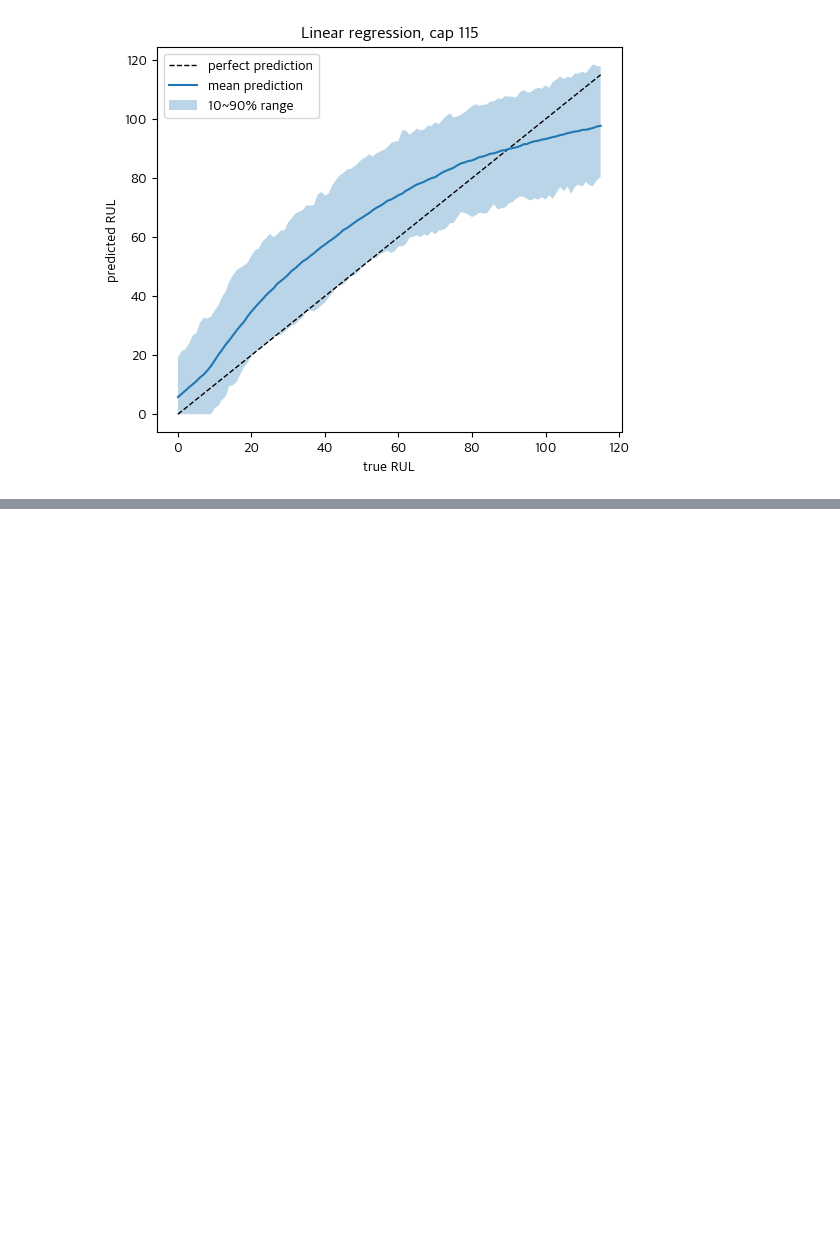
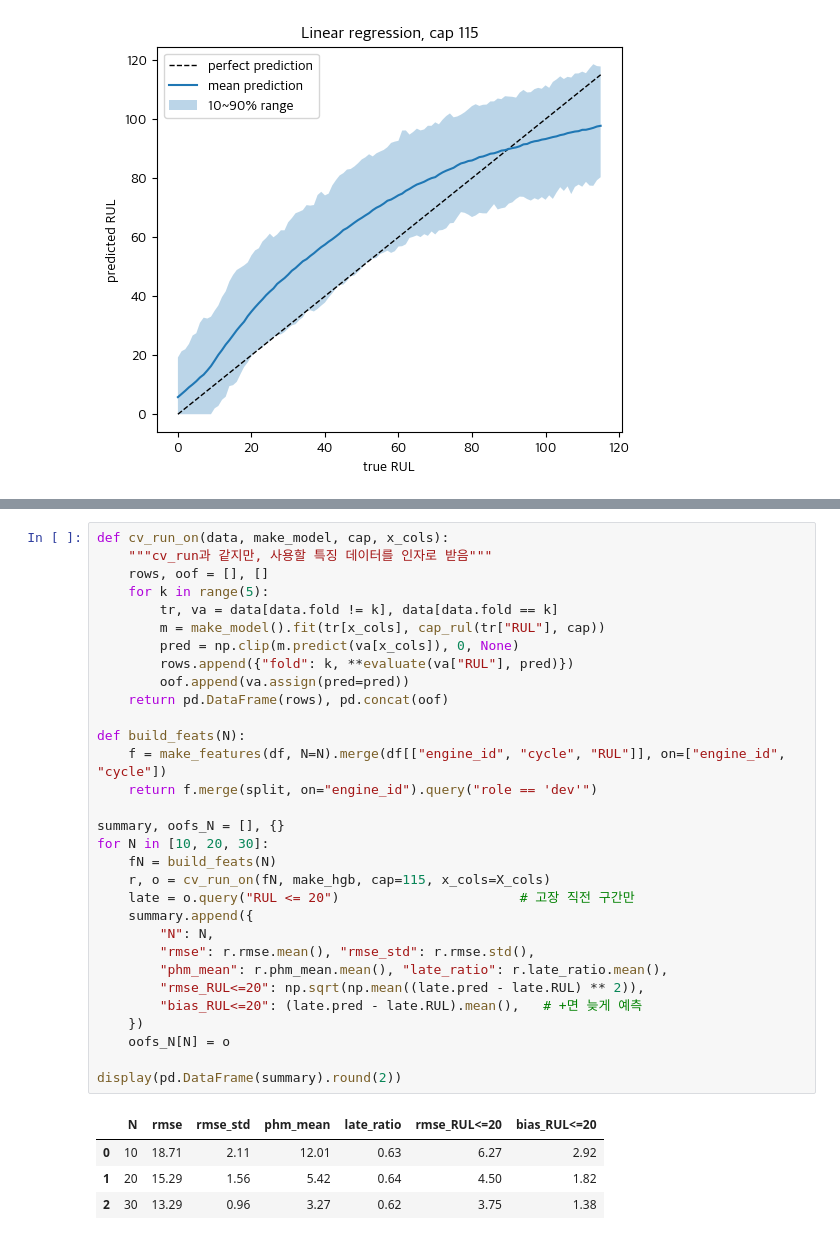
Before and after one commit to poly9010/C-MAPSS-Fleet-RUL-Monitoring-System, a Jupyter notebook: notebooks/(3)베이스라인.ipynb, the cells around one changed output, grey strips where cells are left out. Drawn from its saved outputs; the diff is of its cells as text; blank space fills up the shorter version.

```diff
--- a/notebooks/(3)베이스라인.ipynb
+++ b/notebooks/(3)베이스라인.ipynb
@@ -187,0 +250,36 @@ plt.show()
+# %%
+def cv_run_on(data, make_model, cap, x_cols):
+    """cv_run과 같지만, 사용할 특징 데이터를 인자로 받음"""
+    rows, oof = [], []
+    for k in range(5):
+        tr, va = data[data.fold != k], data[data.fold == k]
+        m = make_model().fit(tr[x_cols], cap_rul(tr["RUL"], cap))
+        pred = np.clip(m.predict(va[x_cols]), 0, None)
+        rows.append({"fold": k, **evaluate(va["RUL"], pred)})
+        oof.append(va.assign(pred=pred))
+    return pd.DataFrame(rows), pd.concat(oof)
+
+def build_feats(N):
+    f = make_features(df, N=N).merge(df[["engine_id", "cycle", "RUL"]], on=["engine_id", "cycle"])
+    return f.merge(split, on="engine_id").query("role == 'dev'")
+
+summary, oofs_N = [], {}
+for N in [10, 20, 30]:
+    fN = build_feats(N)
+    r, o = cv_run_on(fN, make_hgb, cap=115, x_cols=X_cols)
+    late = o.query("RUL <= 20")                       # 고장 직전 구간만
+    summary.append({
+        "N": N,
+        "rmse": r.rmse.mean(), "rmse_std": r.rmse.std(),
+        "phm_mean": r.phm_mean.mean(), "late_ratio": r.late_ratio.mean(),
+        "rmse_RUL<=20": np.sqrt(np.mean((late.pred - late.RUL) ** 2)),
+        "bias_RUL<=20": (late.pred - late.RUL).mean(),   # +면 늦게 예측
+    })
+    oofs_N[N] = o
+
+display(pd.DataFrame(summary).round(2))
+# %% [output]
+|  | N | rmse | rmse_std | phm_mean | late_ratio | rmse_RUL<=20 | bias_RUL<=20 |
+| 0 | 10 | 18.71 | 2.11 | 12.01 | 0.63 | 6.27 | 2.92 |
+| 1 | 20 | 15.29 | 1.56 | 5.42 | 0.64 | 4.50 | 1.82 |
+| 2 | 30 | 13.29 | 0.96 | 3.27 | 0.62 | 3.75 | 1.38 |
```
Also changed, not shown: parts of 7 cells of this notebook.
